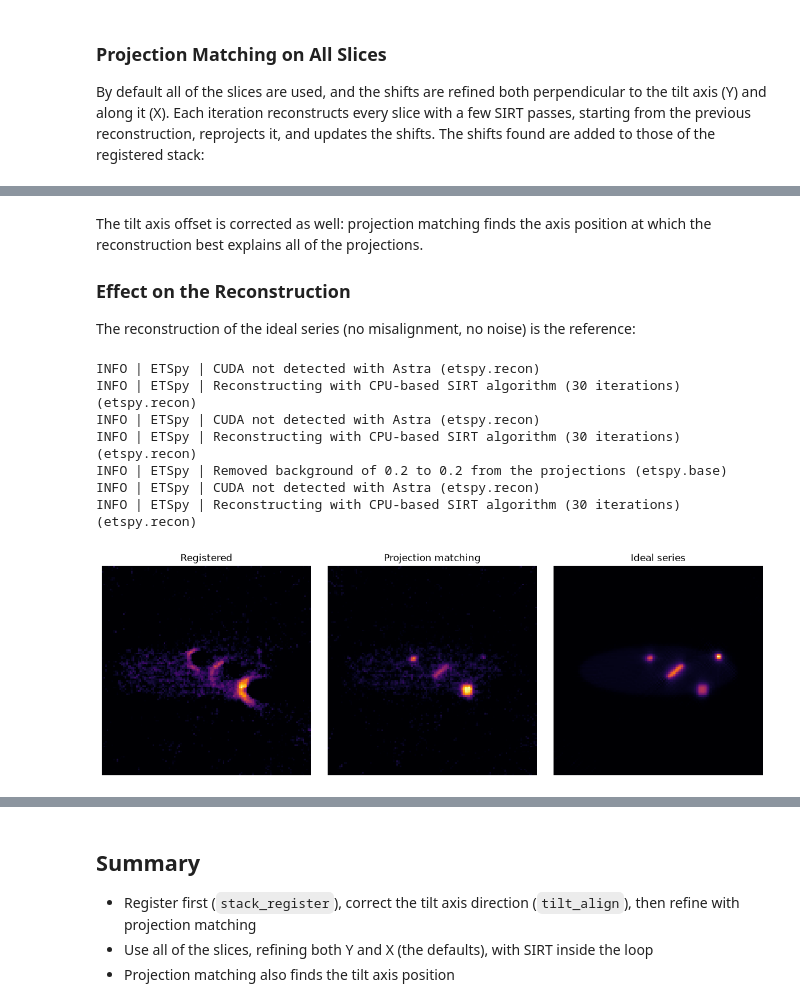
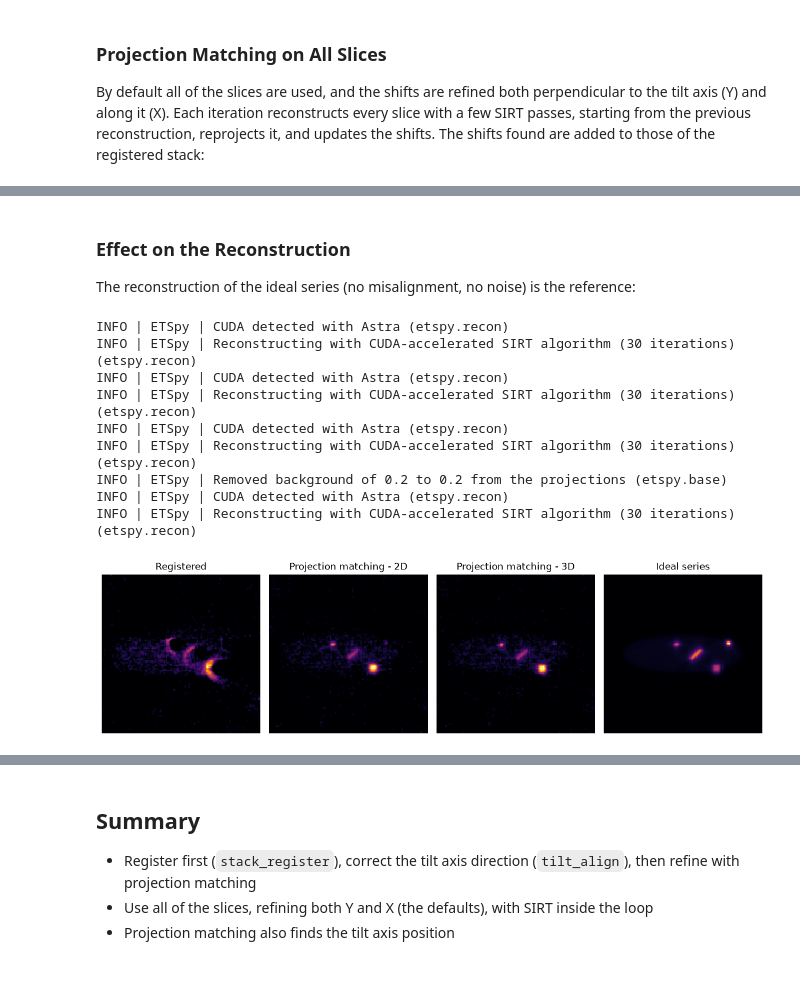
Before and after one commit to usnistgov/etspy, a Jupyter notebook: docs/examples/projection_matching_demo.ipynb, the cells around one changed output, grey strips where cells are left out. Cells and saved outputs as stored; diff of their text form; code cells hidden in the pictures; blank space fills up the shorter version.

```diff
--- a/docs/examples/projection_matching_demo.ipynb
+++ b/docs/examples/projection_matching_demo.ipynb
@@ -174,3 +168,11 @@ By default all of the slices are used, and the shifts are refined both perpendic
 axis (Y) and along it (X). Each iteration reconstructs every slice with a few SIRT passes, starting
 from the previous reconstruction, reprojects it, and updates the shifts. The shifts found are
 added to those of the registered stack:
+# %%
+t0 = time.perf_counter()
+pm2d = projmatch.ProjMatch(reg, nslice=64, params={"levels": [4, 2, 1]})
+pm2d.calculate_shifts(show_progressbar=False)
+aligned2d = pm2d.apply_shifts()
+print(f"projection matching took {time.perf_counter() - t0:.0f} s")
+print("after projection matching: Y %.2f px, X %.2f px, axis offset %+.2f px"
+      % shift_errors(aligned2d.shifts.data))
@@ -193,36 +203,36 @@ projection matching took 72 s
 after projection matching: Y 0.03 px, X 0.02 px, axis offset -0.01 px
 # %% [markdown]
-The tilt axis offset is corrected as well: projection matching finds the axis position at which
-the reconstruction best explains all of the projections.
-
 ### Effect on the Reconstruction
 
 The reconstruction of the ideal series (no misalignment, no noise) is the reference:
 # %%
 k = 64
 recs = [
     reg.reconstruct("SIRT", iterations=30, constrain=True, show_progressbar=False),
+    aligned2d.reconstruct("SIRT", iterations=30, constrain=True, show_progressbar=False),
     aligned3d.reconstruct("SIRT", iterations=30, constrain=True, show_progressbar=False),
     series.aligned.remove_background().reconstruct(
         "SIRT", iterations=30, constrain=True, show_progressbar=False
     ),
 ]
 hs.plot.plot_images(
     [r.inav[k] for r in recs],
-    per_row=3, cmap="inferno", axes_decor="off", colorbar=None,
-    label=["Registered", "Projection matching", "Ideal series"],
+    per_row=4, cmap="inferno", axes_decor="off", colorbar=None,
+    label=["Registered", "Projection matching - 2D", "Projection matching - 3D", "Ideal series"],
 )
 plt.gcf().set_size_inches(12, 4)
 plt.tight_layout()
 # %% [output]
-INFO | ETSpy | CUDA not detected with Astra (etspy.recon)
-INFO | ETSpy | Reconstructing with CPU-based SIRT algorithm (30 iterations) (etspy.recon)
-INFO | ETSpy | CUDA not detected with Astra (etspy.recon)
-INFO | ETSpy | Reconstructing with CPU-based SIRT algorithm (30 iterations) (etspy.recon)
+INFO | ETSpy | CUDA detected with Astra (etspy.recon)
+INFO | ETSpy | Reconstructing with CUDA-accelerated SIRT algorithm (30 iterations) (etspy.recon)
+INFO | ETSpy | CUDA detected with Astra (etspy.recon)
+INFO | ETSpy | Reconstructing with CUDA-accelerated SIRT algorithm (30 iterations) (etspy.recon)
+INFO | ETSpy | CUDA detected with Astra (etspy.recon)
+INFO | ETSpy | Reconstructing with CUDA-accelerated SIRT algorithm (30 iterations) (etspy.recon)
 INFO | ETSpy | Removed background of 0.2 to 0.2 from the projections (etspy.base)
-INFO | ETSpy | CUDA not detected with Astra (etspy.recon)
-INFO | ETSpy | Reconstructing with CPU-based SIRT algorithm (30 iterations) (etspy.recon)
+INFO | ETSpy | CUDA detected with Astra (etspy.recon)
+INFO | ETSpy | Reconstructing with CUDA-accelerated SIRT algorithm (30 iterations) (etspy.recon)
-[figure, old version]
+[figure, new version]
 # %% [markdown]
 ## Parameters
 
```
Also changed, not shown: parts of 13 cells of this notebook, 5 other files.
